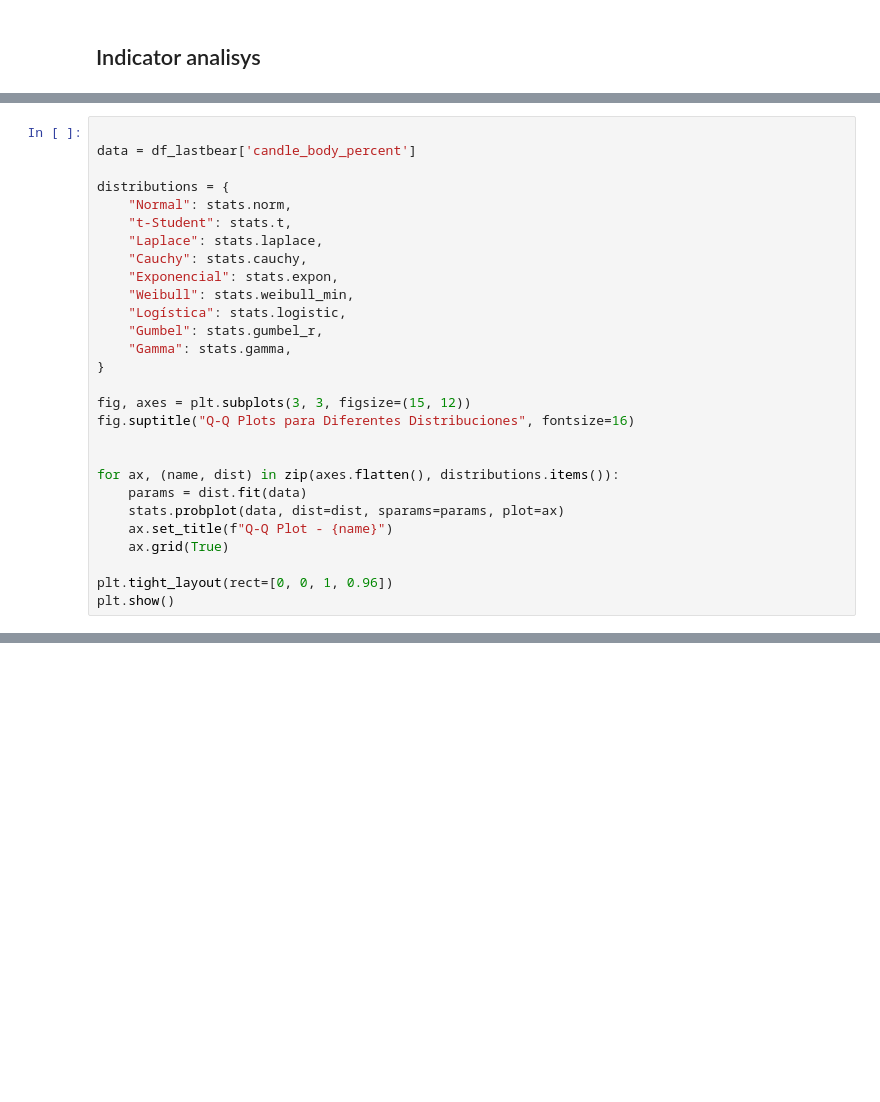
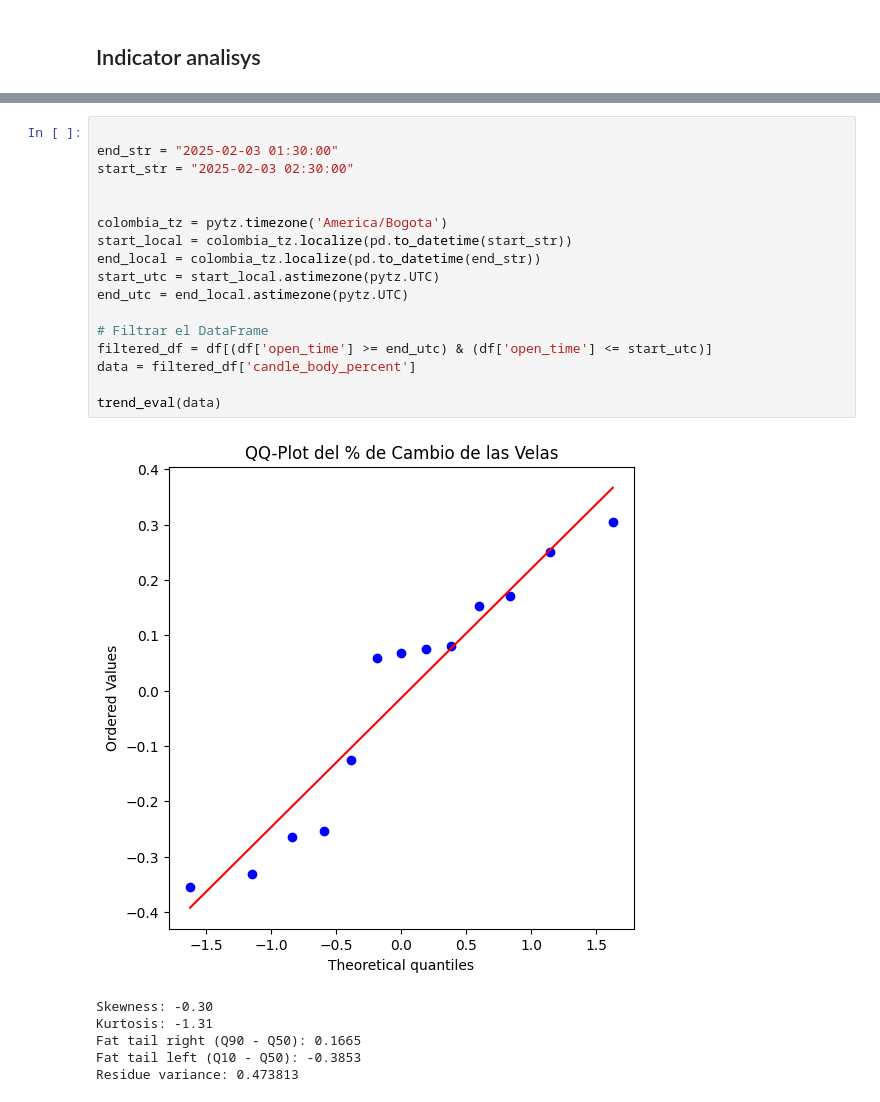
Before and after one commit to Pliperkiller/PhyNancy, a Jupyter notebook: data_analisys/bitcoin_DA.ipynb, the cells around one changed output, grey strips where cells are left out. Cells and saved outputs as stored; diff of their text form; blank space fills up the shorter version.

Commit message:
Trend analyzer added

```diff
--- a/data_analisys/bitcoin_DA.ipynb
+++ b/data_analisys/bitcoin_DA.ipynb
@@ -507,28 +168,0 @@ See the caveats in the documentation: https://pandas.pydata.org/pandas-docs/stab
-# %%
-
-data = df_lastbear['candle_body_percent']
-
-distributions = {
-    "Normal": stats.norm,
-    "t-Student": stats.t,
-    "Laplace": stats.laplace,
-    "Cauchy": stats.cauchy,
-    "Exponencial": stats.expon,
-    "Weibull": stats.weibull_min,
-    "Logística": stats.logistic,
-    "Gumbel": stats.gumbel_r,
-    "Gamma": stats.gamma,
-}
-
-fig, axes = plt.subplots(3, 3, figsize=(15, 12))
-fig.suptitle("Q-Q Plots para Diferentes Distribuciones", fontsize=16)
-
-
-for ax, (name, dist) in zip(axes.flatten(), distributions.items()):
-    params = dist.fit(data)
-    stats.probplot(data, dist=dist, sparams=params, plot=ax)
-    ax.set_title(f"Q-Q Plot - {name}")
-    ax.grid(True)
-
-plt.tight_layout(rect=[0, 0, 1, 0.96])
-plt.show()
@@ -536,0 +300,24 @@ plt.show()
+# %%
+
+end_str = "2025-02-03 01:30:00"
+start_str = "2025-02-03 02:30:00"
+
+
+colombia_tz = pytz.timezone('America/Bogota')
+start_local = colombia_tz.localize(pd.to_datetime(start_str))
+end_local = colombia_tz.localize(pd.to_datetime(end_str))
+start_utc = start_local.astimezone(pytz.UTC)
+end_utc = end_local.astimezone(pytz.UTC)
+
+# Filtrar el DataFrame
+filtered_df = df[(df['open_time'] >= end_utc) & (df['open_time'] <= start_utc)]
+data = filtered_df['candle_body_percent']
+
+trend_eval(data)
+# %% [output]
+[figure, added]
+Skewness: -0.30
+Kurtosis: -1.31
+Fat tail right (Q90 - Q50): 0.1665
+Fat tail left (Q10 - Q50): -0.3853
+Residue variance: 0.473813
```
Also changed, not shown: parts of 29 cells of this notebook.
